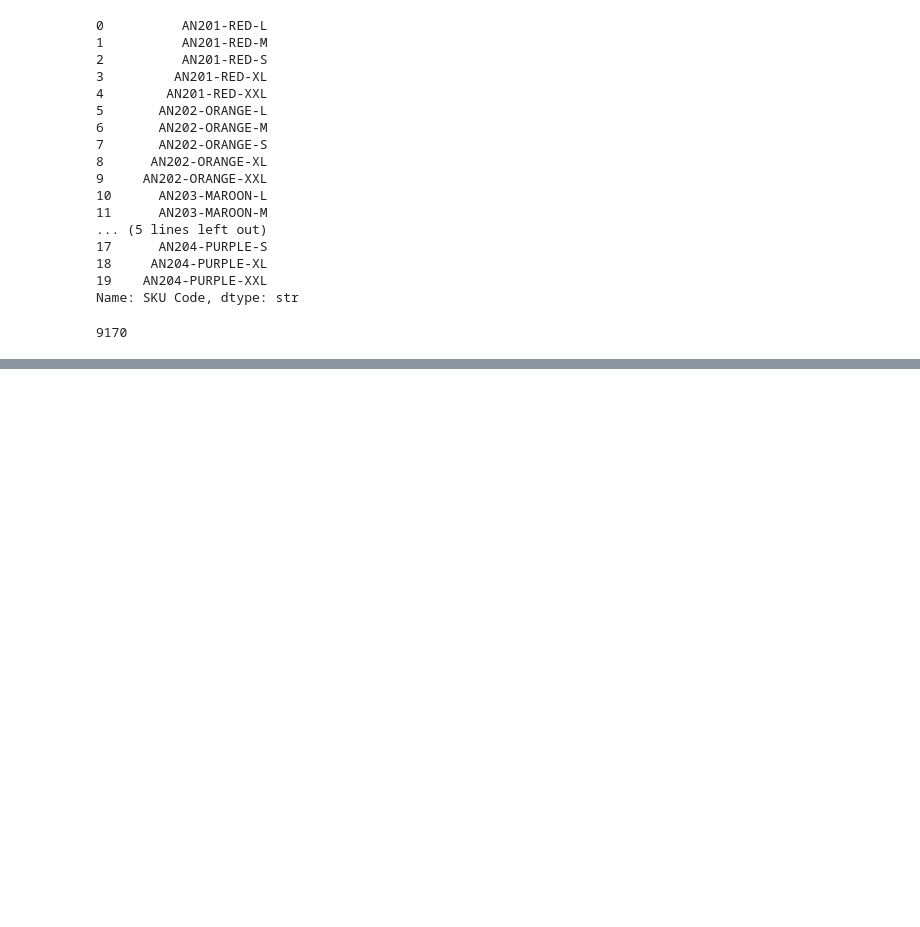
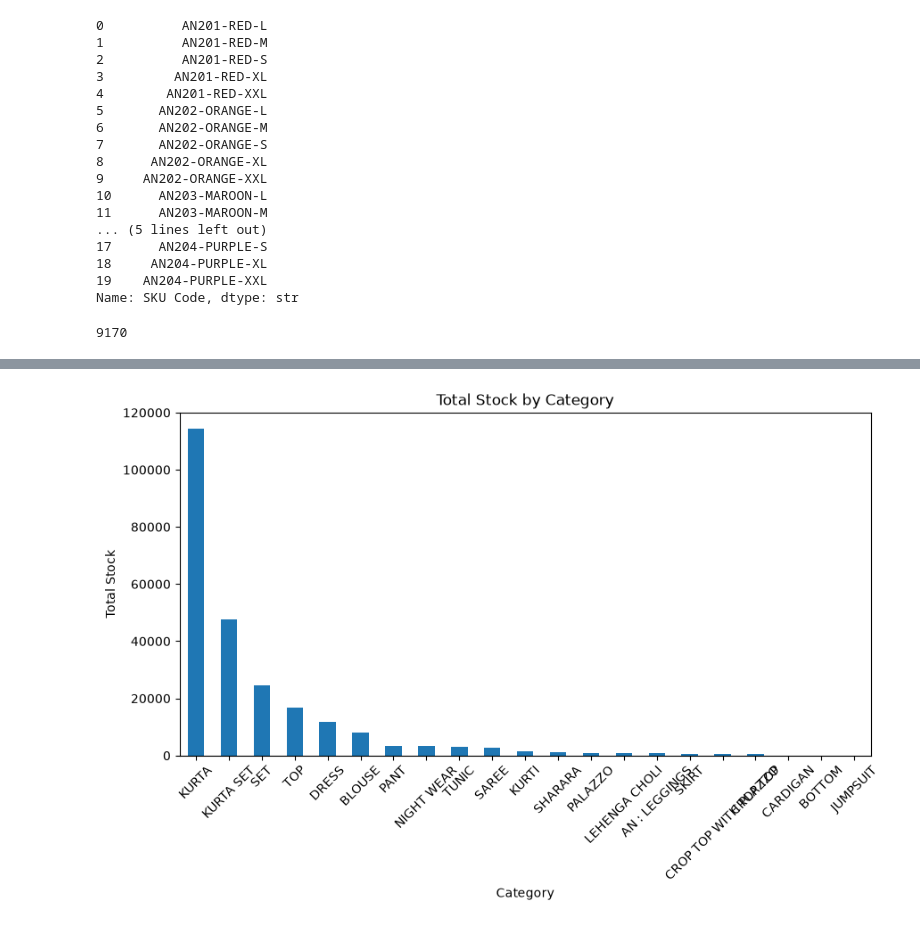
Before and after one commit to Fg-naitik/Ecommerce-Sales-Analysis, a Jupyter notebook: Ecommerce-sales-analysis.ipynb, the cells around one changed output, grey strips where cells are left out. Saved outputs shown, nothing was run; the diff lists cells and outputs as text; code cells hidden in the pictures; blank space fills up the shorter version.

```diff
--- a/Ecommerce-sales-analysis.ipynb
+++ b/Ecommerce-sales-analysis.ipynb
@@ -294,0 +478,11 @@ clean_df["SKU Code"].nunique()
+# %%
+clean_df = clean_df.dropna(how="all")
+# %%
+clean_df = clean_df.drop(columns=["index"])
+# %%
+for col in ["SKU Code", "Design No.", "Category", "Size", "Color"]:
+    clean_df[col] = clean_df[col].str.strip()
+# %%
+clean_df["Category"] = clean_df["Category"].str.upper()
+clean_df["Color"] = clean_df["Color"].str.upper()
+clean_df["Size"] = clean_df["Size"].str.upper()
@@ -294,0 +499,13 @@ clean_df["SKU Code"].nunique()
+# %%
+clean_df.groupby("Category")["Stock"].sum().sort_values(ascending=False).plot(
+    kind="bar",
+    figsize=(10,5)
+)
+
+plt.title("Total Stock by Category")
+plt.xlabel("Category")
+plt.ylabel("Total Stock")
+plt.xticks(rotation=45)
+plt.show()
+# %% [output]
+[figure, added]
```
Also changed, not shown: parts of 47 cells of this notebook, 5 other files.
